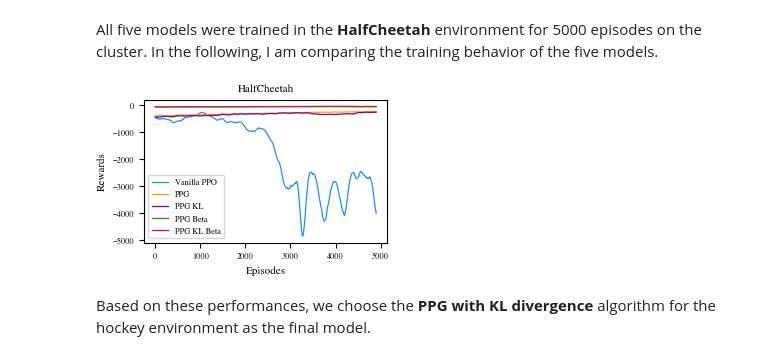
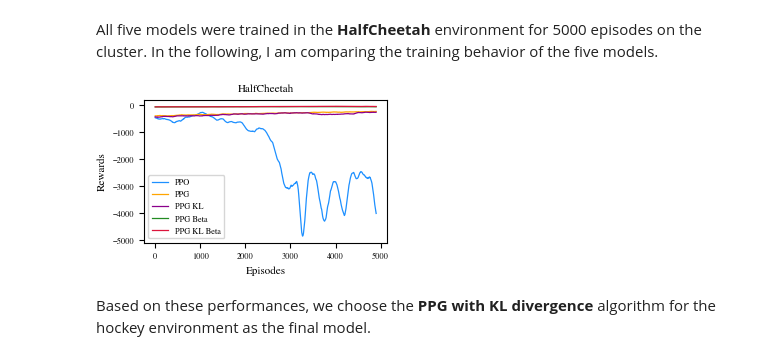
Before and after one commit to kimmizi/PuckAI, a Jupyter notebook: exp/Documentation_RL_Project.ipynb, the cells around one changed output. Saved outputs shown, nothing was run; the diff lists cells and outputs as text; code cells hidden in the pictures.

```diff
--- a/exp/Documentation_RL_Project.ipynb
+++ b/exp/Documentation_RL_Project.ipynb
@@ -113,27 +113,27 @@ rewards_ppg_kl_beta_cheetah = np.load("../dat/cheetah/rewards_ppg_kl_beta_halfch
 # %%
 def moving_average(data, window_size):
     """Compute the moving average of a list."""
     return np.convolve(data, np.ones(window_size) / window_size, mode = "valid")
 
 wind_size = 100
 
 plt.rcParams.update(bundles.icml2022(column = "full", nrows = 1, ncols = 1, usetex = False))
 fig, ax = plt.subplots(figsize = (3, 2))
-plt.plot(moving_average(rewards_ppo_cheetah, wind_size), label = "Vanilla PPO", linewidth = 0.9, color = "dodgerblue")
+plt.plot(moving_average(rewards_ppo_cheetah, wind_size), label = "PPO", linewidth = 0.9, color = "dodgerblue")
 plt.plot(moving_average(rewards_ppg_cheetah, wind_size), label = "PPG", linewidth = 0.9, color = "orange")
 plt.plot(moving_average(rewards_ppg_kl_cheetah, wind_size), label = "PPG KL", linewidth = 0.9, color = "darkmagenta")
 plt.plot(moving_average(rewards_ppg_beta_cheetah, wind_size), label = "PPG Beta", linewidth = 0.9, color = "forestgreen")
 plt.plot(moving_average(rewards_ppg_kl_beta_cheetah, wind_size), label = "PPG KL Beta", linewidth = 0.9, color = "crimson")
 plt.legend()
 plt.title("HalfCheetah")
 plt.xlabel("Episodes")
 plt.ylabel("Rewards")
 plt.show()
 
 # save figure as png
 fig.savefig("../doc/fig/comparison_cheetah_wppo.png", dpi = 1000, bbox_inches = "tight", pad_inches = 0.1, transparent = True)
 # %% [output]
-[figure, old version]
+[figure, new version]
 # %% [markdown]
 Based on these performances, we choose the **PPG with KL divergence** algorithm for the hockey environment as the final model.
 # %% [markdown]
```
Also changed, not shown: parts of 9 cells of this notebook, 17 other files.
